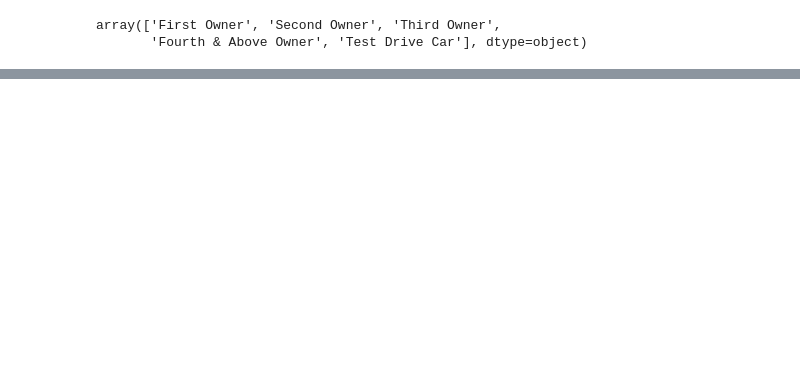
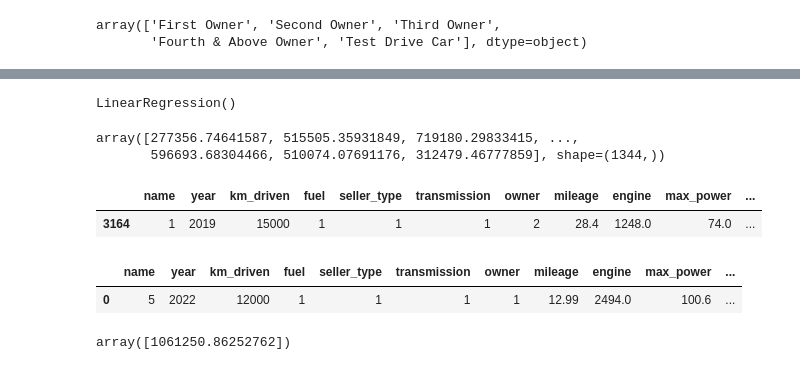
Before and after one commit to subozlame/carprices, a Jupyter notebook: dataset.ipynb, the cells around one changed output, grey strips where cells are left out. Cells and saved outputs as stored; diff of their text form; code cells hidden in the pictures; blank space fills up the shorter version.

```diff
--- a/dataset.ipynb
+++ b/dataset.ipynb
@@ -192,5 +221,4 @@ cars_data['seller_type'].unique()
 # %% [output]
 array(['Individual', 'Dealer', 'Trustmark Dealer'], dtype=object)
 # %%
-cars_data['seller_type'].replace(
-    ['Individual', 'Dealer', 'Trustmark Dealer'], [1, 2, 3], inplace=True)
+cars_data['seller_type'].replace(['Individual', 'Dealer', 'Trustmark Dealer'], [1,2,3], inplace=True)
@@ -229,8 +249,7 @@ cars_data['fuel'].unique()
 # %% [output]
 array(['Diesel', 'Petrol', 'LPG', 'CNG'], dtype=object)
 # %%
-cars_data['fuel'].replace(['Diesel', 'Petrol', 'LPG', 'CNG'], [
-                          1, 2, 3, 4], inplace=True)
+cars_data['fuel'].replace(['Diesel', 'Petrol', 'LPG', 'CNG'], [1,2,3,4], inplace=True)
 # %%
 cars_data.info()
 # %% [output]
@@ -320,4 +345,4 @@ input_data=cars_data.drop(columns=['selling_price'])
 output_data=cars_data['selling_price']
 # %%
-x_train,x_shape,y_train,y_shape=train_test_split(input_data,output_data,test_size=0.2)
+x_train, x_test, y_train, y_test = train_test_split(input_data, output_data, test_size=0.2)
 # %%
@@ -328,0 +354,4 @@ model=LinearRegression()
+# %%
+model.fit(x_train,y_train)
+# %% [output]
+LinearRegression()
@@ -328,0 +360,10 @@ model=LinearRegression()
+# %%
+predict
+# %% [output]
+array([277356.74641587, 515505.35931849, 719180.29833415, ...,
+       596693.68304466, 510074.07691176, 312479.46777859], shape=(1344,))
+# %%
+x_train.head(1)
+# %% [output]
+|  | name | year | km_driven | fuel | seller_type | transmission | owner | mileage | engine | max_power | ... |
+| 3164 | 1 | 2019 | 15000 | 1 | 1 | 1 | 2 | 28.4 | 1248.0 | 74.0 | ... |
@@ -328,0 +374,9 @@ model=LinearRegression()
+# %%
+input_data_model
+# %% [output]
+|  | name | year | km_driven | fuel | seller_type | transmission | owner | mileage | engine | max_power | ... |
+| 0 | 5 | 2022 | 12000 | 1 | 1 | 1 | 1 | 12.99 | 2494.0 | 100.6 | ... |
+# %%
+model.predict(input_data_model)
+# %% [output]
+array([1061250.86252762])
```
Also changed, not shown: parts of 42 cells of this notebook, 2 other files.
